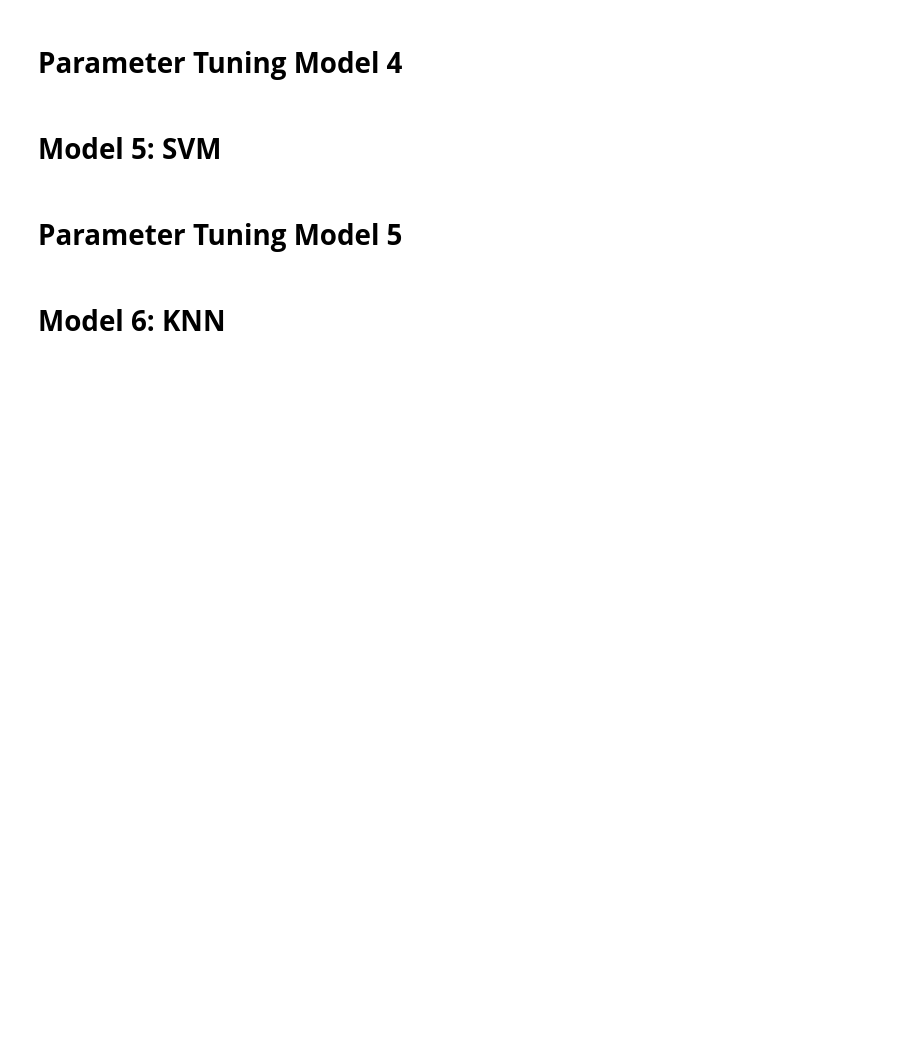
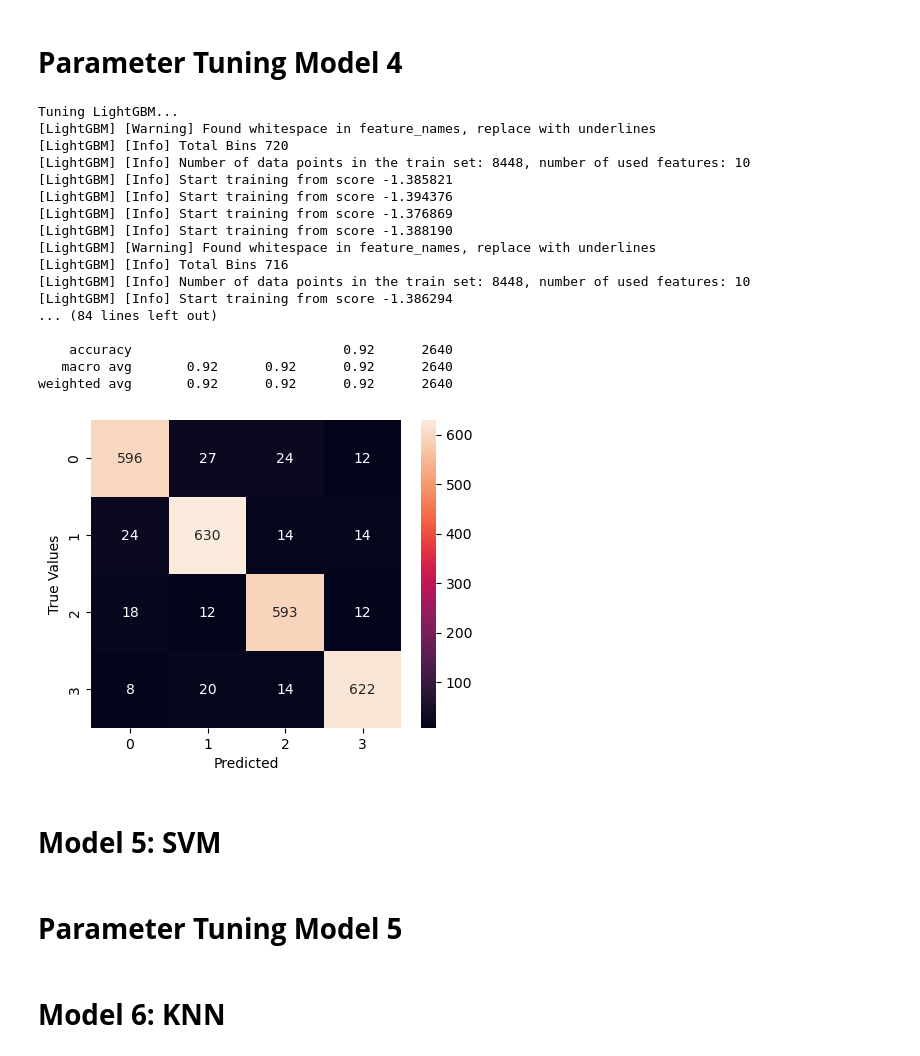
Before and after one commit to IrfanCamparaGithub/3162final, a Jupyter notebook: main.ipynb, the cells around one changed output. Drawn from its saved outputs; the diff is of its cells as text; code cells hidden in the pictures; blank space fills up the shorter version.

```diff
--- a/main.ipynb
+++ b/main.ipynb
@@ -454,3 +420,44 @@ weighted avg       0.85      0.86      0.85      2640
+# %%
+from lightgbm import LGBMClassifier
+from sklearn.model_selection import GridSearchCV
+
+# Hyperparameter tuning
+hyper_parameters = {
+    'num_leaves': [20, 31],  # Reduced grid for faster tuning
+    'learning_rate': [0.1],  # 0.1 was best in prior run
+    'n_estimators': [100]    # 100 was best in prior run
+}
+
+print("Tuning LightGBM...")
+lgb_base = LGBMClassifier(random_state=42, force_col_wise=True)
+grid_search = GridSearchCV(lgb_base, hyper_parameters, scoring='accuracy', cv=5)
+grid_search.fit(X_train, t_train)
+print("Best Parameters:", grid_search.best_params_)
+
+# Tuned LightGBM
+print("Tuned LightGBM Evaluation:")
+lgb_tuned = LGBMClassifier(**grid_search.best_params_, random_state=42, force_col_wise=True)
+lgb_tuned.fit(X_train, t_train)
+evaluate_model(lgb_tuned, X_train, t_train, X_test, t_test)
+# %% [output]
+Tuning LightGBM...
+[LightGBM] [Warning] Found whitespace in feature_names, replace with underlines
+[LightGBM] [Info] Total Bins 720
+[LightGBM] [Info] Number of data points in the train set: 8448, number of used features: 10
+[LightGBM] [Info] Start training from score -1.385821
+[LightGBM] [Info] Start training from score -1.394376
+[LightGBM] [Info] Start training from score -1.376869
+[LightGBM] [Info] Start training from score -1.388190
+[LightGBM] [Warning] Found whitespace in feature_names, replace with underlines
+[LightGBM] [Info] Total Bins 716
+[LightGBM] [Info] Number of data points in the train set: 8448, number of used features: 10
+[LightGBM] [Info] Start training from score -1.386294
+... (84 lines left out)
+
+    accuracy                           0.92      2640
+   macro avg       0.92      0.92      0.92      2640
+weighted avg       0.92      0.92      0.92      2640
+[figure, added]
 # %% [markdown]
 # **Model 5: SVM**
 # %%
```
Also changed, not shown: parts of 10 cells of this notebook.
